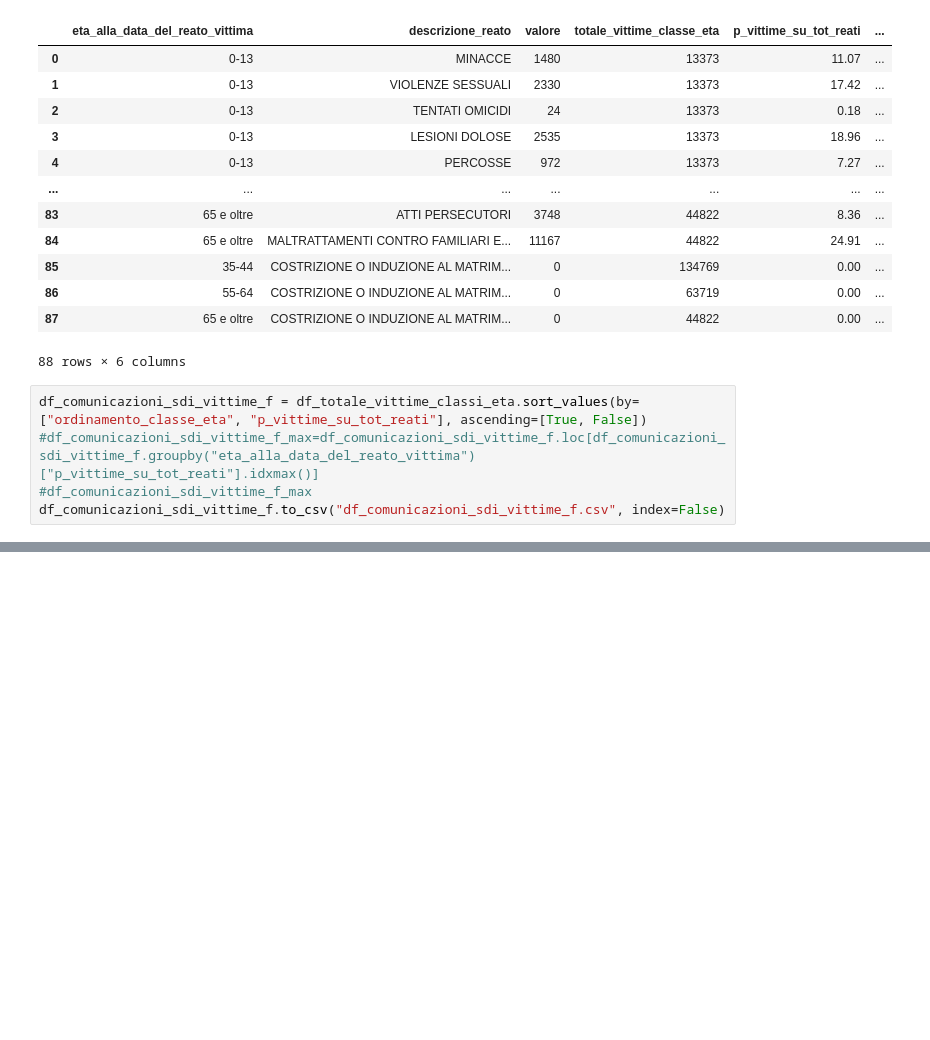
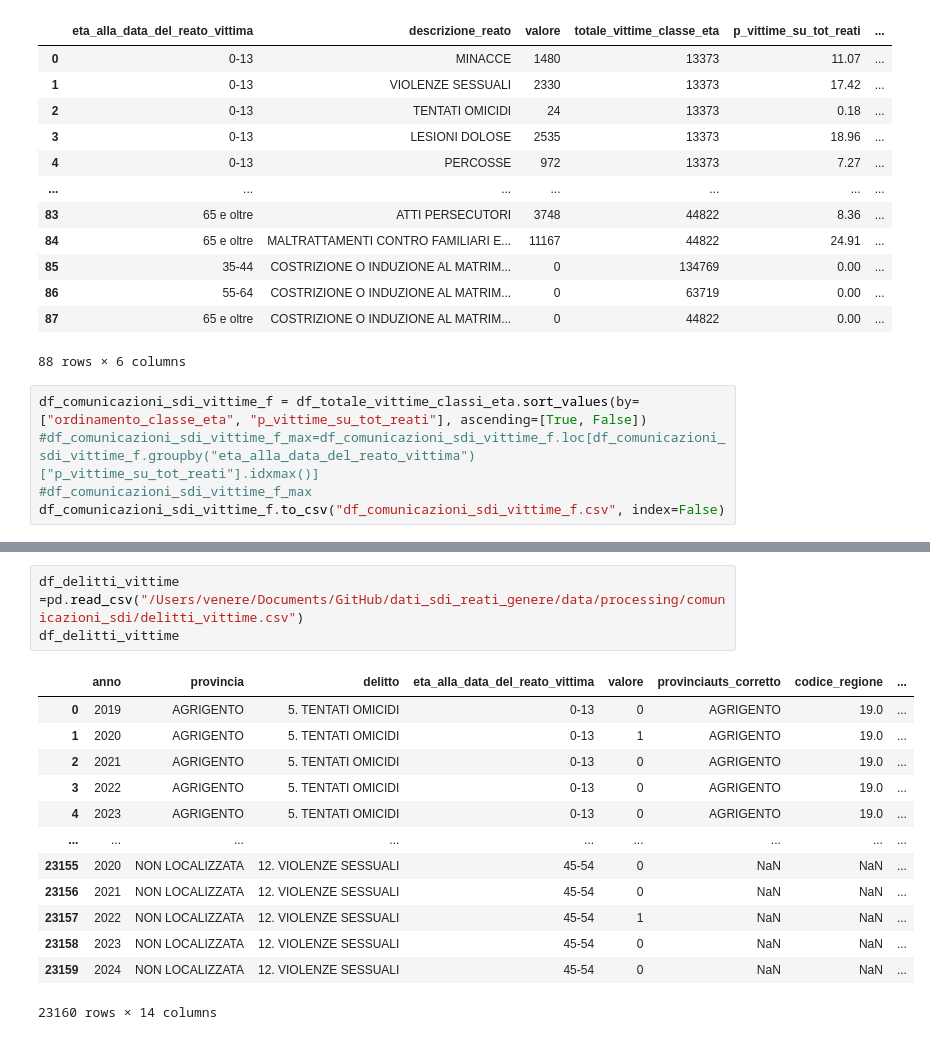
Before and after one commit to ondata/dati_sdi_reati_genere, a Jupyter notebook: tableau/comunicazioni_sdi.ipynb, the cells around one changed output, grey strips where cells are left out. Cells and saved outputs as stored; diff of their text form; blank space fills up the shorter version.

```diff
--- a/tableau/comunicazioni_sdi.ipynb
+++ b/tableau/comunicazioni_sdi.ipynb
@@ -154,0 +275,17 @@ df_comunicazioni_sdi_vittime_f.to_csv("df_comunicazioni_sdi_vittime_f.csv", inde
+# %%
+df_delitti_vittime =pd.read_csv("/Users/venere/Documents/GitHub/dati_sdi_reati_genere/data/processing/comunicazioni_sdi/delitti_vittime.csv")
+df_delitti_vittime
+# %% [output]
+|  | anno | provincia | delitto | eta_alla_data_del_reato_vittima | valore | provinciauts_corretto | codice_regione | ... |
+| 0 | 2019 | AGRIGENTO | 5. TENTATI OMICIDI | 0-13 | 0 | AGRIGENTO | 19.0 | ... |
+| 1 | 2020 | AGRIGENTO | 5. TENTATI OMICIDI | 0-13 | 1 | AGRIGENTO | 19.0 | ... |
+| 2 | 2021 | AGRIGENTO | 5. TENTATI OMICIDI | 0-13 | 0 | AGRIGENTO | 19.0 | ... |
+| 3 | 2022 | AGRIGENTO | 5. TENTATI OMICIDI | 0-13 | 0 | AGRIGENTO | 19.0 | ... |
+| 4 | 2023 | AGRIGENTO | 5. TENTATI OMICIDI | 0-13 | 0 | AGRIGENTO | 19.0 | ... |
+| ... | ... | ... | ... | ... | ... | ... | ... | ... |
+| 23155 | 2020 | NON LOCALIZZATA | 12. VIOLENZE SESSUALI | 45-54 | 0 | NaN | NaN | ... |
+| 23156 | 2021 | NON LOCALIZZATA | 12. VIOLENZE SESSUALI | 45-54 | 0 | NaN | NaN | ... |
+| 23157 | 2022 | NON LOCALIZZATA | 12. VIOLENZE SESSUALI | 45-54 | 1 | NaN | NaN | ... |
+| 23158 | 2023 | NON LOCALIZZATA | 12. VIOLENZE SESSUALI | 45-54 | 0 | NaN | NaN | ... |
+| 23159 | 2024 | NON LOCALIZZATA | 12. VIOLENZE SESSUALI | 45-54 | 0 | NaN | NaN | ... |
+23160 rows × 14 columns
```
Also changed, not shown: parts of 32 cells of this notebook, 8 other files.
